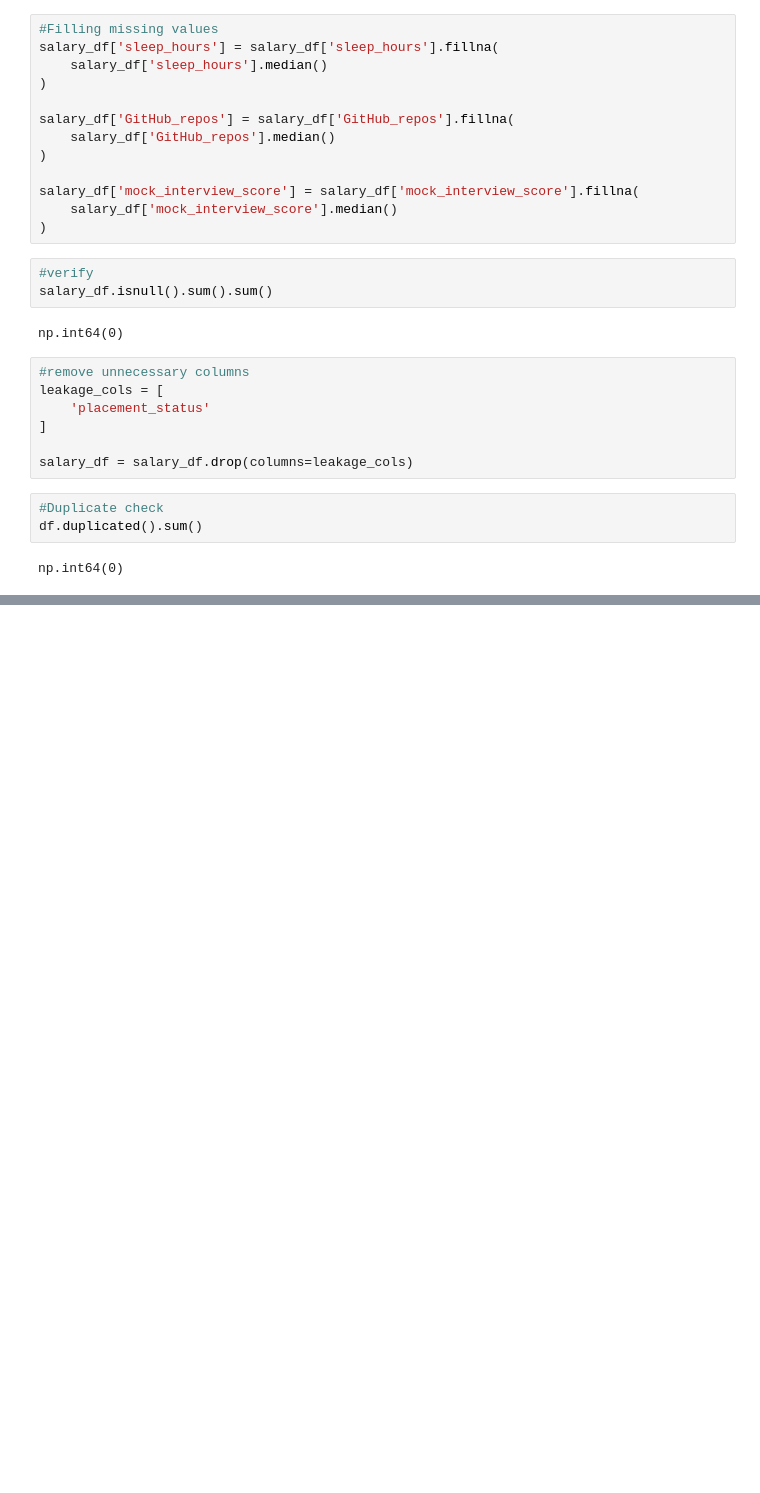
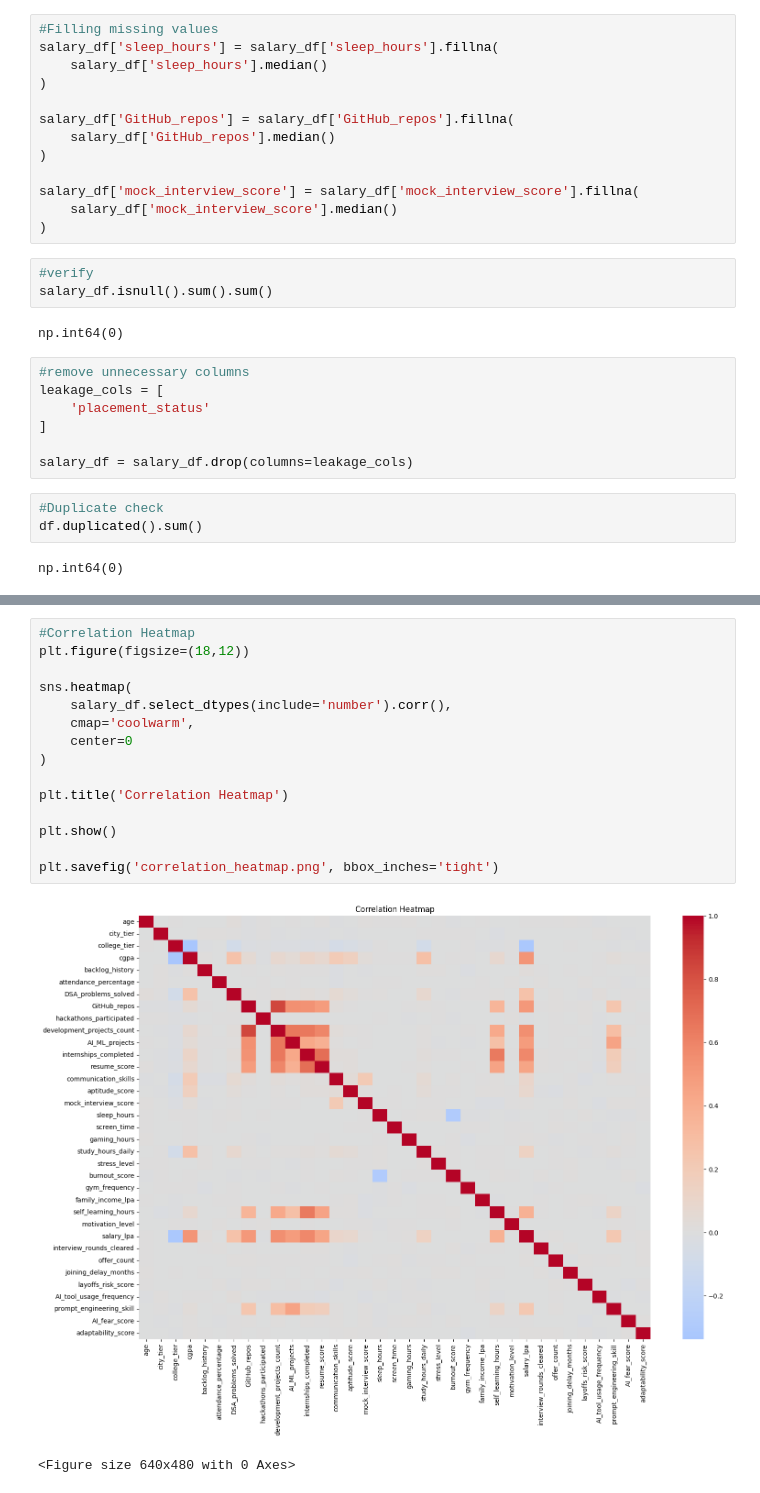
Before and after one commit to DasithiJayasinghe/Student-Career-Success-Analytics, a Jupyter notebook: notebooks/Salary_Prediction.ipynb, the cells around one changed output, grey strips where cells are left out. Cells and saved outputs as stored; diff of their text form; blank space fills up the shorter version.

```diff
--- a/notebooks/Salary_Prediction.ipynb
+++ b/notebooks/Salary_Prediction.ipynb
@@ -210,0 +233,18 @@ np.int64(0)
+# %%
+#Correlation Heatmap
+plt.figure(figsize=(18,12))
+
+sns.heatmap(
+    salary_df.select_dtypes(include='number').corr(),
+    cmap='coolwarm',
+    center=0
+)
+
+plt.title('Correlation Heatmap')
+
+plt.show()
+
+plt.savefig('correlation_heatmap.png', bbox_inches='tight')
+# %% [output]
+[figure, added]
+<Figure size 640x480 with 0 Axes>
```
Also changed, not shown: parts of 19 cells of this notebook.
